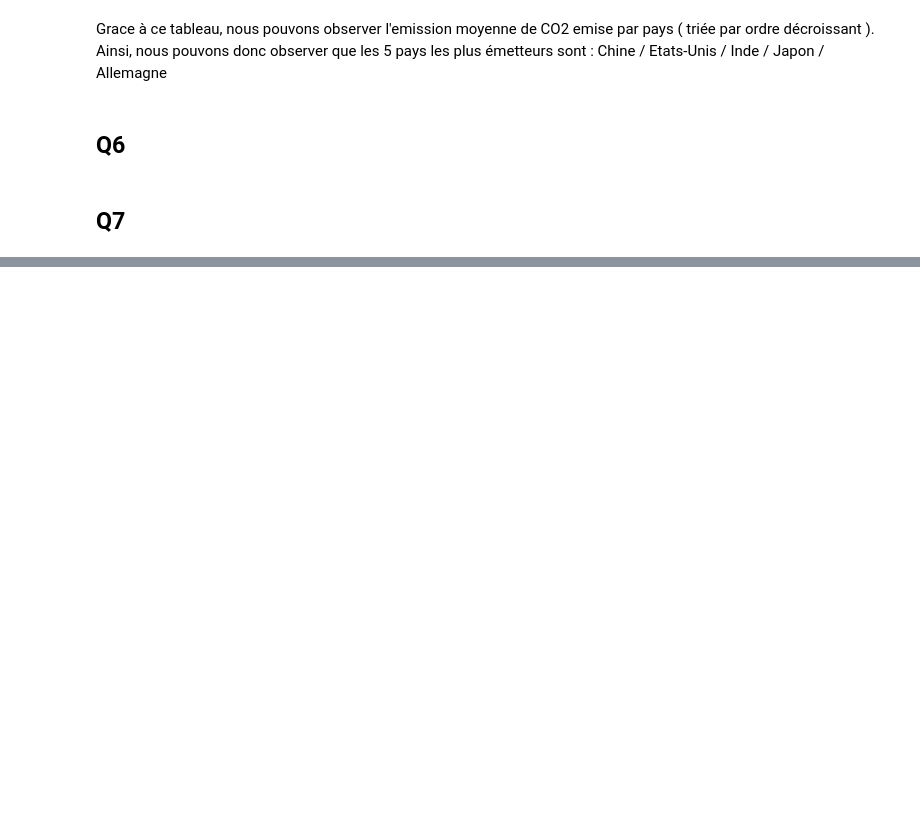
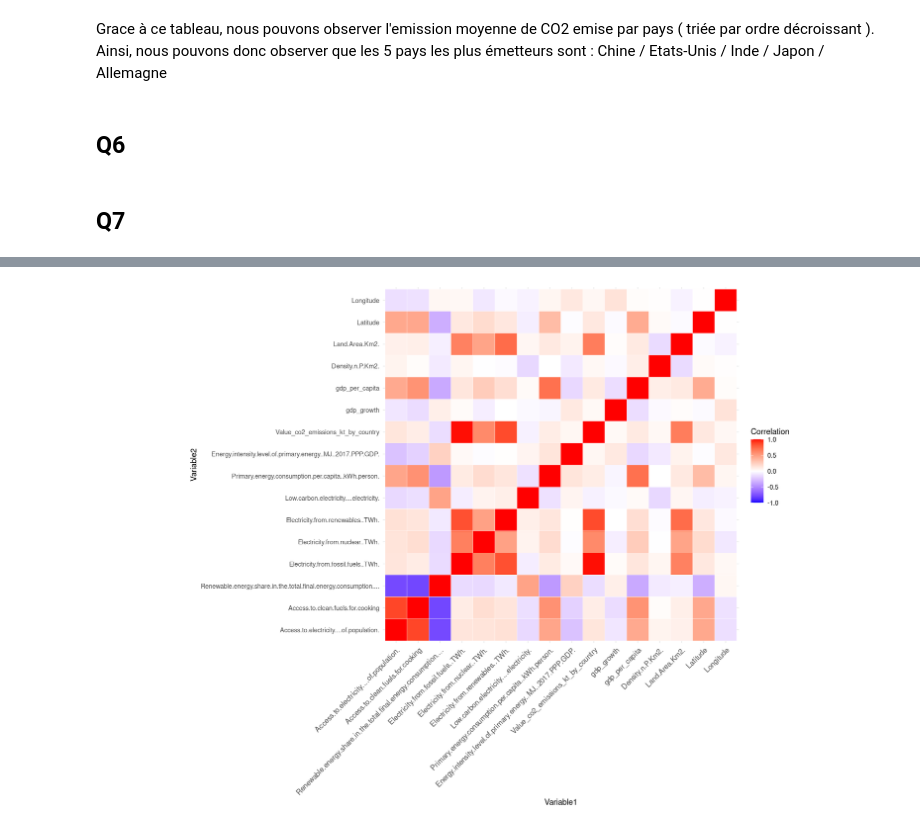
Before and after one commit to Mathilde-Mrs/Projet_machine_learning, a Jupyter notebook: notebook_R.ipynb, the cells around one changed output, grey strips where cells are left out. Cells and saved outputs as stored; diff of their text form; code cells hidden in the pictures; blank space fills up the shorter version.

```diff
--- a/notebook_R.ipynb
+++ b/notebook_R.ipynb
@@ -268,0 +273,15 @@ fviz_pca_ind(resultat_pca, label= "none")
+# %%
+
+# Convertir la matrice en format long pour ggplot2
+correlation_long <- as.data.frame(as.table(mcor))
+names(correlation_long) <- c("Variable1", "Variable2", "Correlation")
+
+# Créer un corrélogramme avec ggplot2
+ggplot(correlation_long, aes(x = Variable1, y = Variable2, fill = Correlation)) +
+  geom_tile(color = "white") +
+  scale_fill_gradient2(low = "blue", mid = "white", high = "red", midpoint = 0, limit = c(-1,1)) +
+  theme_minimal() +
+  theme(axis.text.x = element_text(angle = 45, vjust = 1, size = 10, hjust = 1)) +
+  coord_fixed()
+# %% [output]
+[figure, added]
```
Also changed, not shown: parts of 19 cells of this notebook.
